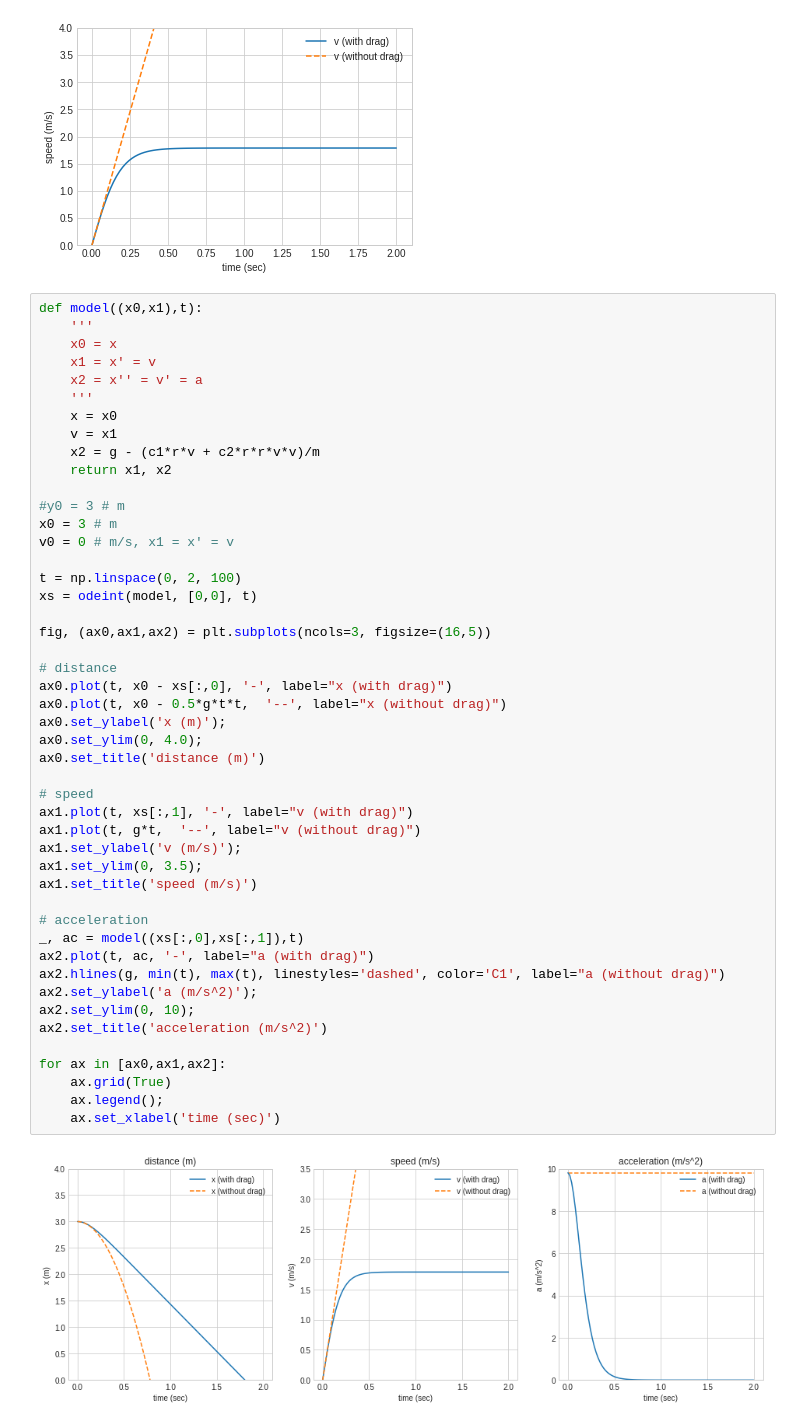
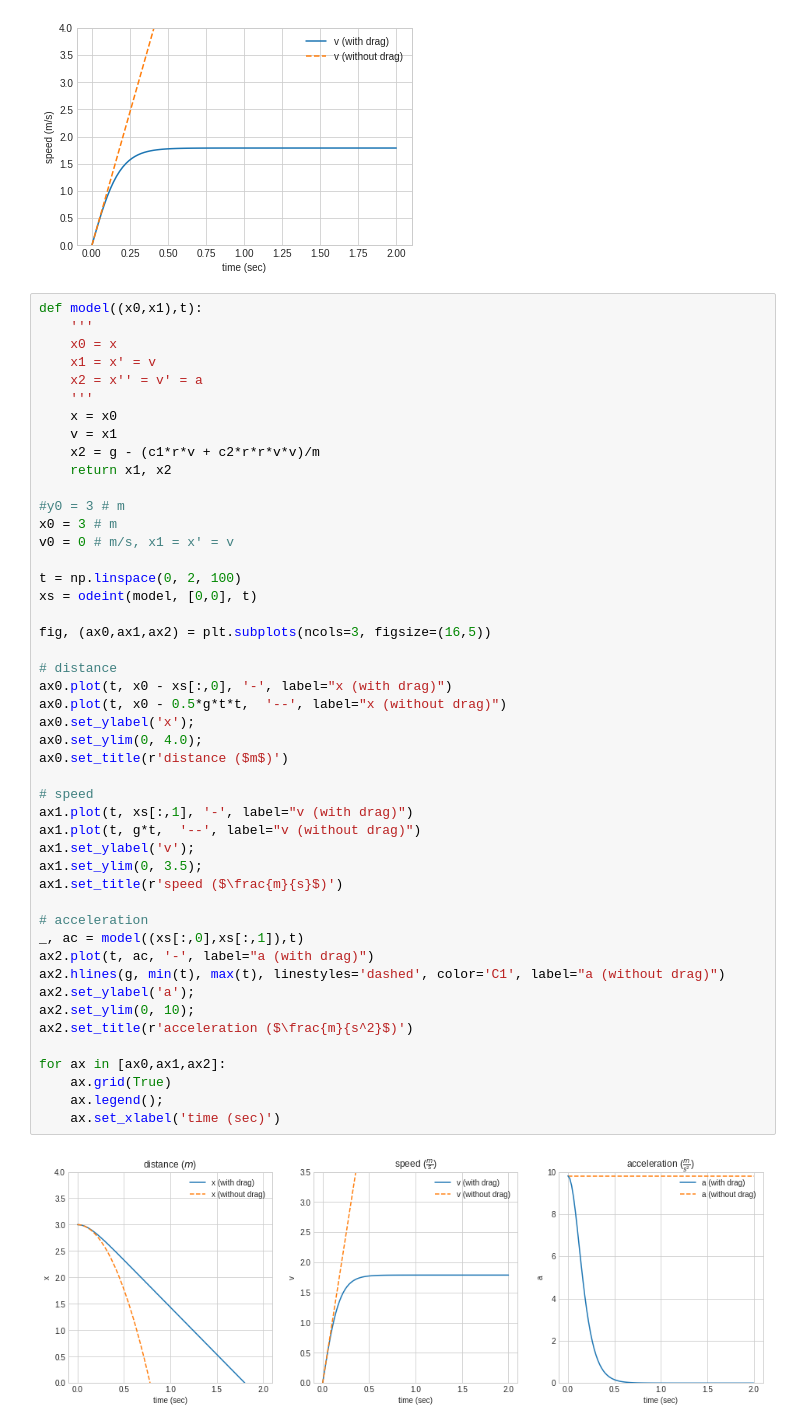
Before and after one commit to Delphae/ode, a Jupyter notebook: WalterLewin 801x Lect12 Air Drag.ipynb, the cells around one changed output. Saved outputs shown, nothing was run; the diff lists cells and outputs as text.

```diff
--- a/WalterLewin 801x Lect12 Air Drag.ipynb
+++ b/WalterLewin 801x Lect12 Air Drag.ipynb
@@ -71,37 +71,37 @@ def model((x0,x1),t):
 #y0 = 3 # m
 x0 = 3 # m
 v0 = 0 # m/s, x1 = x' = v
 
 t = np.linspace(0, 2, 100)
 xs = odeint(model, [0,0], t)
 
 fig, (ax0,ax1,ax2) = plt.subplots(ncols=3, figsize=(16,5))
 
 # distance
 ax0.plot(t, x0 - xs[:,0], '-', label="x (with drag)")
 ax0.plot(t, x0 - 0.5*g*t*t,  '--', label="x (without drag)")
-ax0.set_ylabel('x (m)');
+ax0.set_ylabel('x');
 ax0.set_ylim(0, 4.0);
-ax0.set_title('distance (m)')
+ax0.set_title(r'distance ($m$)')
 
 # speed
 ax1.plot(t, xs[:,1], '-', label="v (with drag)")
 ax1.plot(t, g*t,  '--', label="v (without drag)")
-ax1.set_ylabel('v (m/s)');
+ax1.set_ylabel('v');
 ax1.set_ylim(0, 3.5);
-ax1.set_title('speed (m/s)')
+ax1.set_title(r'speed ($\frac{m}{s}$)')
 
 # acceleration
 _, ac = model((xs[:,0],xs[:,1]),t)
 ax2.plot(t, ac, '-', label="a (with drag)")
 ax2.hlines(g, min(t), max(t), linestyles='dashed', color='C1', label="a (without drag)")
-ax2.set_ylabel('a (m/s^2)');
+ax2.set_ylabel('a');
 ax2.set_ylim(0, 10);
-ax2.set_title('acceleration (m/s^2)')
+ax2.set_title(r'acceleration ($\frac{m}{s^2}$)')
 
 for ax in [ax0,ax1,ax2]:
     ax.grid(True)
     ax.legend();
     ax.set_xlabel('time (sec)')
 # %% [output]
-[figure, old version]
+[figure, new version]
```
